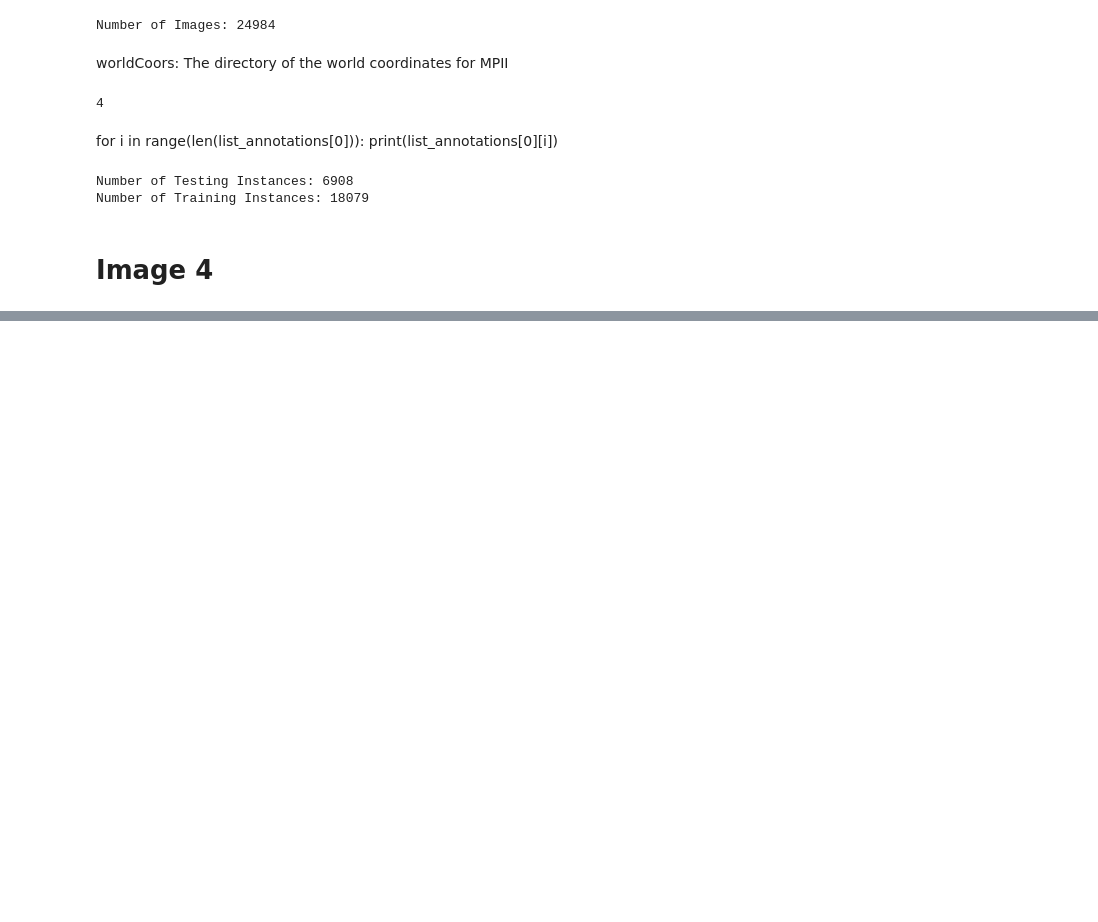
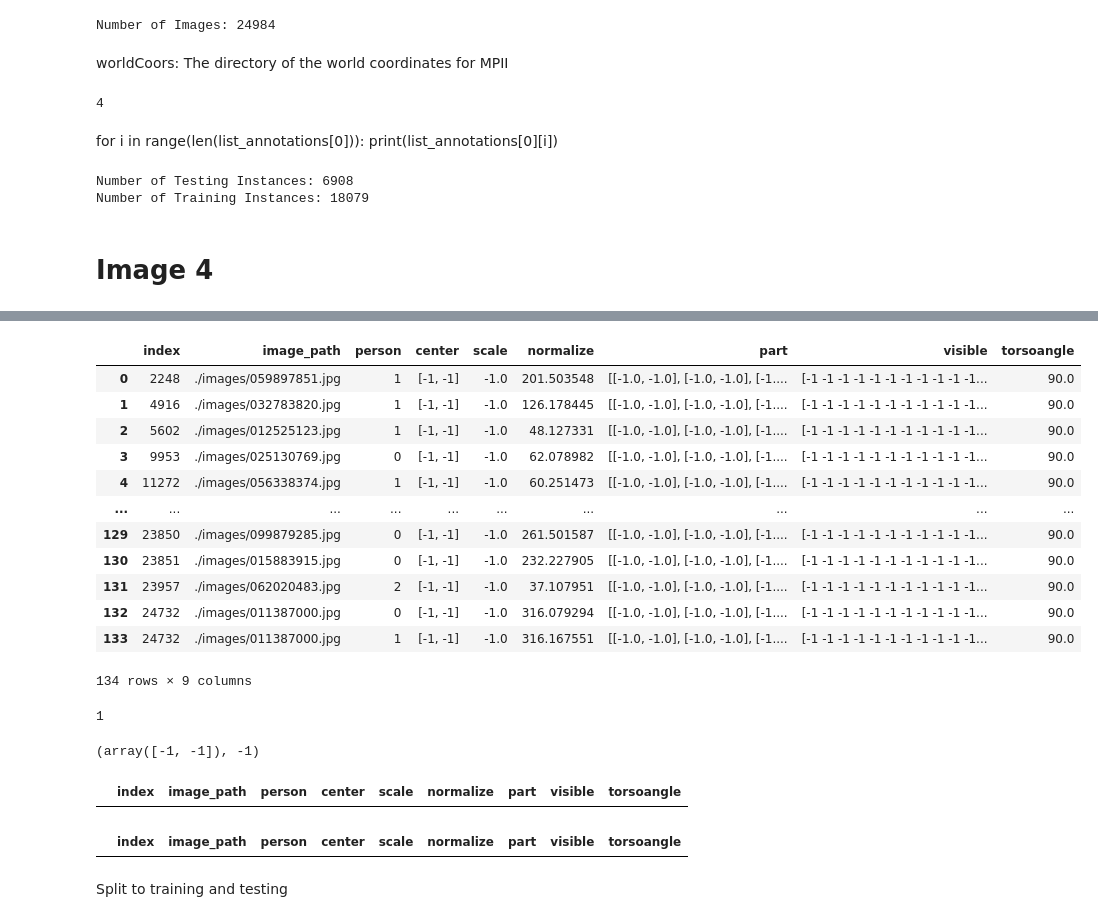
Before and after one commit to Longcodedao/PoseEstimation, a Jupyter notebook: datasets/Untitled.ipynb, the cells around one changed output, grey strips where cells are left out. Drawn from its saved outputs; the diff is of its cells as text; code cells hidden in the pictures; blank space fills up the shorter version.

```diff
--- a/datasets/Untitled.ipynb
+++ b/datasets/Untitled.ipynb
@@ -606,0 +698,47 @@ a[0]['x'][0, 0]
+# %%
+import pandas as pd
+
+pd_file = pd.read_csv('training.csv')
+
+# Define the 2-dimensional numpy array with [-1, -1]
+target_array = np.array([[-1, -1]] * 16)
+
+pd_file['part'] = pd_file['part'].apply(lambda x: np.fromstring(x.replace('[', '').replace(']', '').replace('\n', ''), sep=' ').reshape(-1, 2))
+
+pd_file = pd_file[pd_file['part'].apply(lambda x: np.array_equal(x, target_array))]
+
+# Reset the index
+pd_file.reset_index(drop=True, inplace=True)
+
+pd_file
+# %% [output]
+|  | index | image_path | person | center | scale | normalize | part | visible | torsoangle |
+| 0 | 2248 | ./images/059897851.jpg | 1 | [-1, -1] | -1.0 | 201.503548 | [[-1.0, -1.0], [-1.0, -1.0], [-1.... | [-1 -1 -1 -1 -1 -1 -1 -1 -1 -1 -1... | 90.0 |
+| 1 | 4916 | ./images/032783820.jpg | 1 | [-1, -1] | -1.0 | 126.178445 | [[-1.0, -1.0], [-1.0, -1.0], [-1.... | [-1 -1 -1 -1 -1 -1 -1 -1 -1 -1 -1... | 90.0 |
+| 2 | 5602 | ./images/012525123.jpg | 1 | [-1, -1] | -1.0 | 48.127331 | [[-1.0, -1.0], [-1.0, -1.0], [-1.... | [-1 -1 -1 -1 -1 -1 -1 -1 -1 -1 -1... | 90.0 |
+| 3 | 9953 | ./images/025130769.jpg | 0 | [-1, -1] | -1.0 | 62.078982 | [[-1.0, -1.0], [-1.0, -1.0], [-1.... | [-1 -1 -1 -1 -1 -1 -1 -1 -1 -1 -1... | 90.0 |
+| 4 | 11272 | ./images/056338374.jpg | 1 | [-1, -1] | -1.0 | 60.251473 | [[-1.0, -1.0], [-1.0, -1.0], [-1.... | [-1 -1 -1 -1 -1 -1 -1 -1 -1 -1 -1... | 90.0 |
+| ... | ... | ... | ... | ... | ... | ... | ... | ... | ... |
+| 129 | 23850 | ./images/099879285.jpg | 0 | [-1, -1] | -1.0 | 261.501587 | [[-1.0, -1.0], [-1.0, -1.0], [-1.... | [-1 -1 -1 -1 -1 -1 -1 -1 -1 -1 -1... | 90.0 |
+| 130 | 23851 | ./images/015883915.jpg | 0 | [-1, -1] | -1.0 | 232.227905 | [[-1.0, -1.0], [-1.0, -1.0], [-1.... | [-1 -1 -1 -1 -1 -1 -1 -1 -1 -1 -1... | 90.0 |
+| 131 | 23957 | ./images/062020483.jpg | 2 | [-1, -1] | -1.0 | 37.107951 | [[-1.0, -1.0], [-1.0, -1.0], [-1.... | [-1 -1 -1 -1 -1 -1 -1 -1 -1 -1 -1... | 90.0 |
+| 132 | 24732 | ./images/011387000.jpg | 0 | [-1, -1] | -1.0 | 316.079294 | [[-1.0, -1.0], [-1.0, -1.0], [-1.... | [-1 -1 -1 -1 -1 -1 -1 -1 -1 -1 -1... | 90.0 |
+| 133 | 24732 | ./images/011387000.jpg | 1 | [-1, -1] | -1.0 | 316.167551 | [[-1.0, -1.0], [-1.0, -1.0], [-1.... | [-1 -1 -1 -1 -1 -1 -1 -1 -1 -1 -1... | 90.0 |
+134 rows × 9 columns
+# %%
+partinfo(2248, 1, 0)
+# %% [output]
+1
+(array([-1, -1]), -1)
+# %%
+pd_file_center = pd_file[pd_file['center'].apply(lambda x: np.array_equal(x, [-1, 1]))]
+pd_file_center
+# %% [output]
+|  | index | image_path | person | center | scale | normalize | part | visible | torsoangle |
+# %%
+pd_file_scale = pd_file[pd_file['center'].apply(lambda x: np.array_equal(x, [-1, 1]))]
+pd_file_center
+# %% [output]
+|  | index | image_path | person | center | scale | normalize | part | visible | torsoangle |
+# %% [markdown]
+Split to training and testing
```
Also changed, not shown: parts of 21 cells of this notebook, 7 other files.
